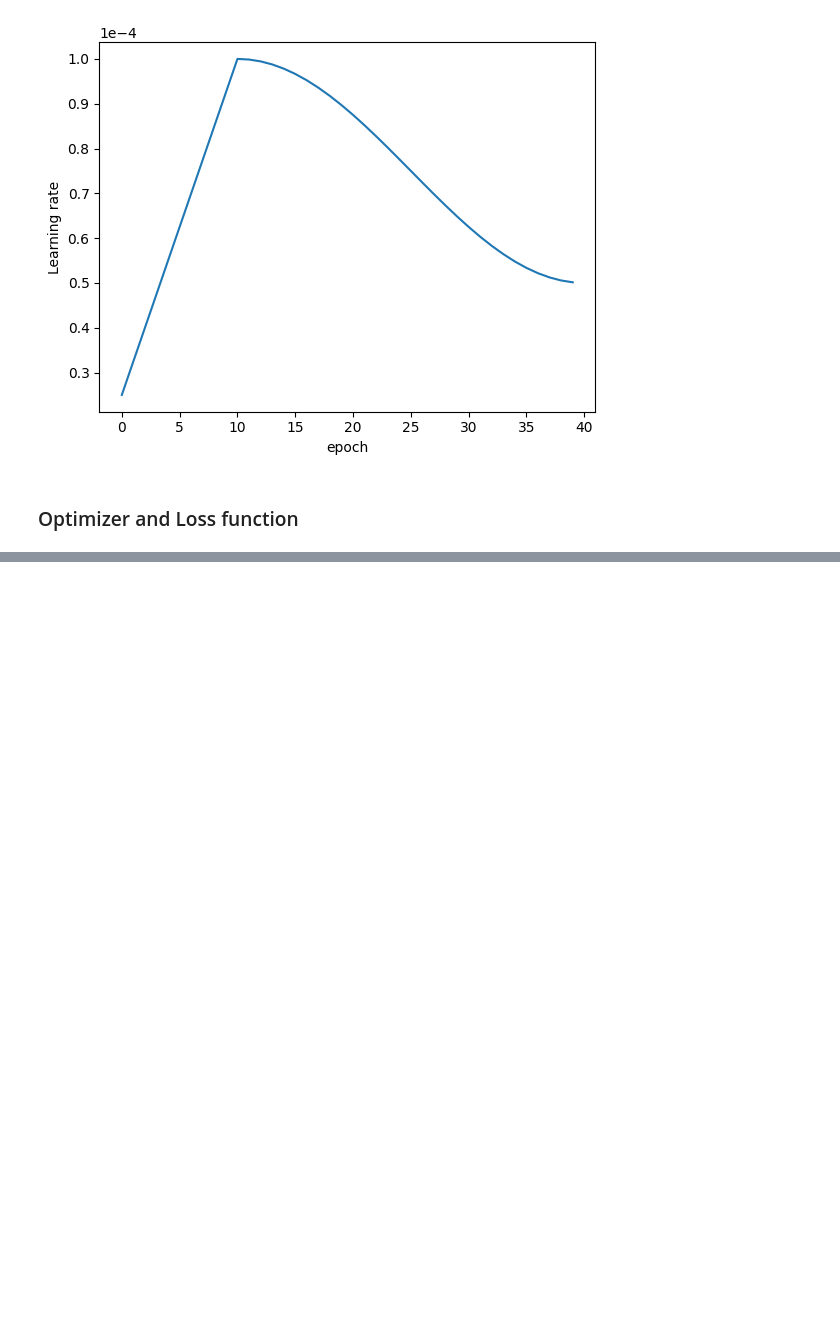
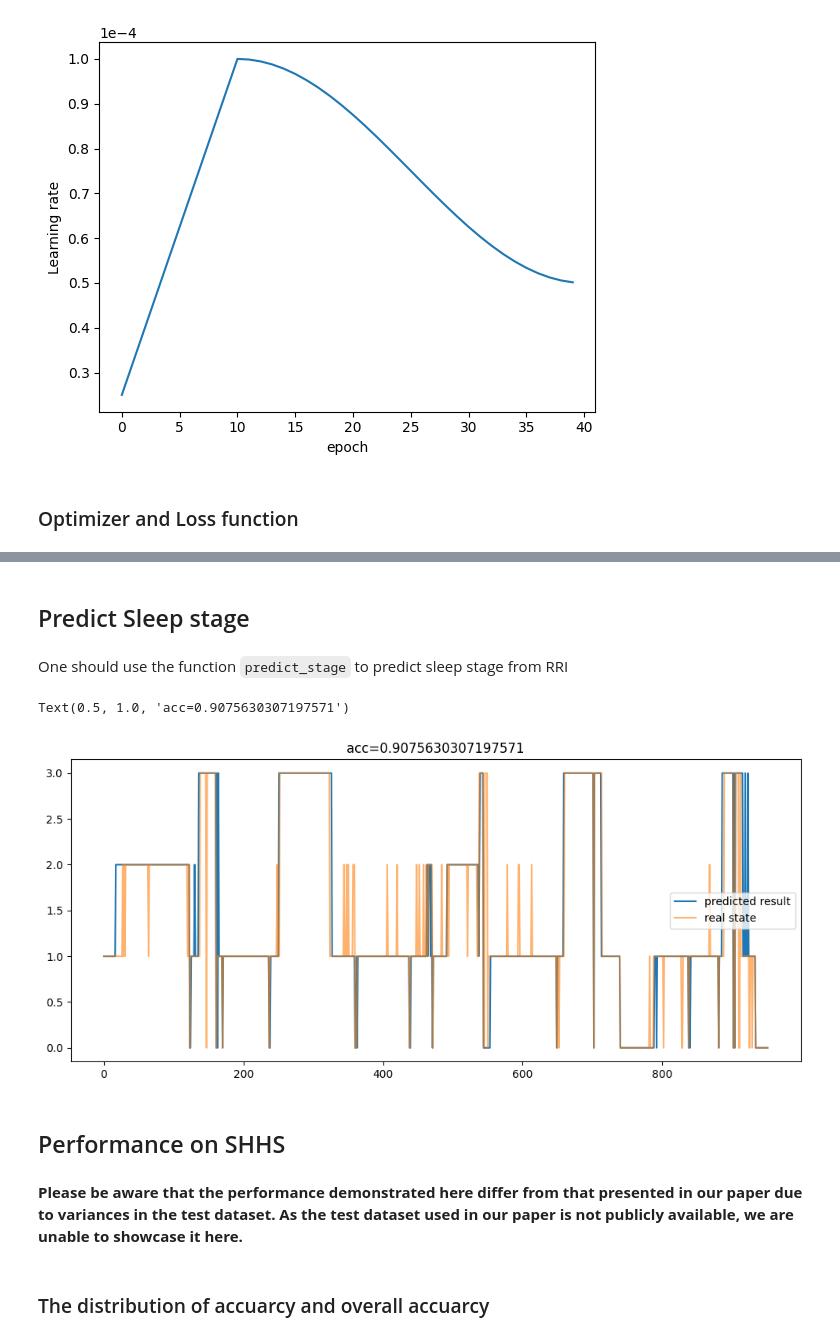
Before and after one commit to AlexMa123/DCNN-SHHS, a Jupyter notebook: Demo.ipynb, the cells around one changed output, grey strips where cells are left out. Saved outputs shown, nothing was run; the diff lists cells and outputs as text; code cells hidden in the pictures; blank space fills up the shorter version.

Commit message:
Modify the performance part

```diff
--- a/Demo.ipynb
+++ b/Demo.ipynb
@@ -339,0 +419,31 @@ KeyboardInterrupt: ignored
+# %% [markdown]
+## Predict Sleep stage
+# %% [markdown]
+One should use the function `predict_stage` to predict sleep stage from RRI
+# %%
+i = 0
+rri =  shhs_dataset['rri'][test_pid[i]][:]
+rri = torch.tensor(rri).to(device)
+# Predict sleep stage from RRI. (Already exclude the zero paddings)
+predicted_stage = predict_stage(net, rri, None) # ACT is None
+
+slp = shhs_dataset['slp'][test_pid[i]][:]
+slp[slp>=1] = slp[slp>=1] - 1
+slp[slp==4] = 3
+slp[slp==5] = 0
+
+slp = torch.tensor(slp[2:-2])
+
+plt.figure(figsize=(12, 5))
+plt.plot(predicted_stage.cpu(), label="predicted result")
+plt.plot(slp, alpha=0.6, label="real state")
+plt.legend()
+acc = torch.sum(predicted_stage.cpu() == slp) / slp.shape[0]
+plt.title(f"acc={acc.cpu()}")
+# %% [output]
+Text(0.5, 1.0, 'acc=0.9075630307197571')
+[figure, added]
+# %% [markdown]
+## Performance on SHHS
+# %% [markdown]
+**Please be aware that the performance demonstrated here differ from that presented in our paper due to variances in the test dataset. As the test dataset used in our paper is not publicly available, we are unable to showcase it here.**
@@ -339,0 +464,2 @@ KeyboardInterrupt: ignored
+# %% [markdown]
+### The distribution of accuarcy and overall accuarcy
```
Also changed, not shown: parts of 27 cells of this notebook.
